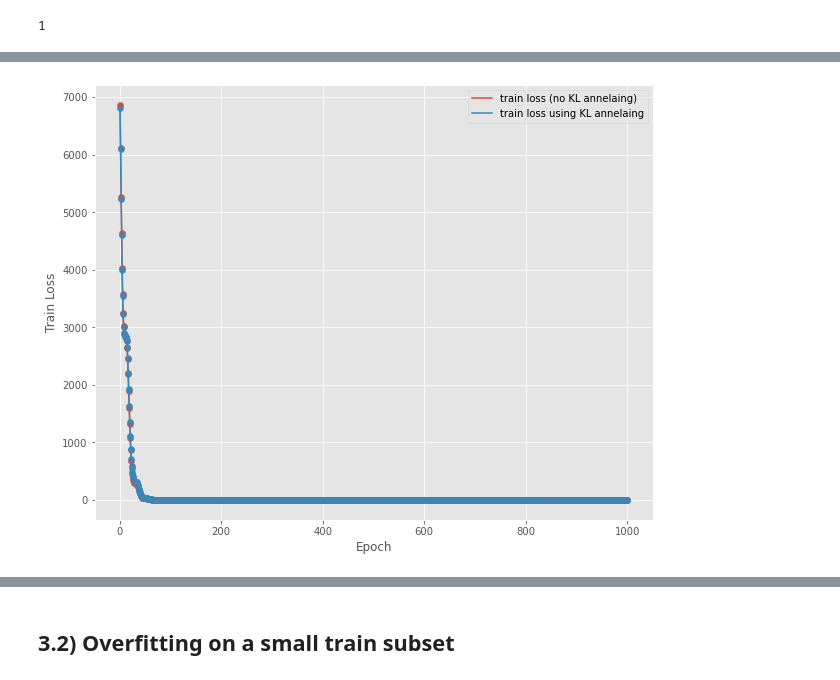
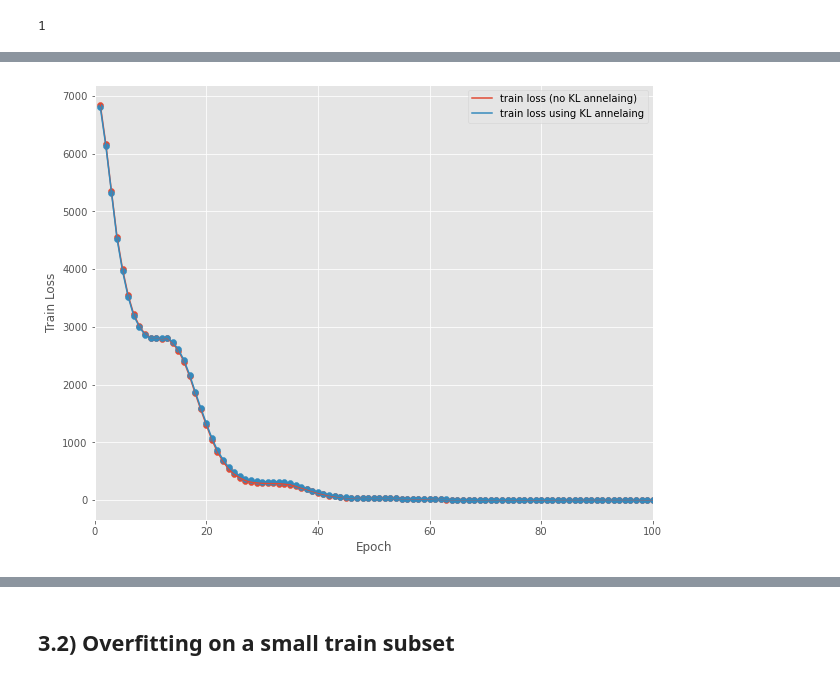
Before and after one commit to stacyshcherbakova/genome-minimiser, a Jupyter notebook: main.ipynb, the cells around one changed output, grey strips where cells are left out. Saved outputs shown, nothing was run; the diff lists cells and outputs as text; code cells hidden in the pictures.

```diff
--- a/main.ipynb
+++ b/main.ipynb
@@ -536,16 +536,17 @@ Final Loss after 1000 epochs: 0.012011528015136719
 # %%
 plt.figure(figsize=(10,8))
 plt.scatter(epochs, train_loss_vals1)
 plt.plot(epochs, train_loss_vals1, label='train loss (no KL annelaing)')
 plt.scatter(epochs, train_loss_vals2)
 plt.plot(epochs, train_loss_vals2, label='train loss using KL annelaing')
+plt.xlim(0, 100)
 plt.xlabel('Epoch')
 plt.ylabel('Train Loss')
 plt.legend()
 plt.savefig("train_loss_comparisons_GS.pdf", format="pdf", bbox_inches="tight")
 plt.show()
 # %% [output]
-[figure, old version]
+[figure, new version]
 # %%
 plt.figure(figsize=(10,8))
 plt.scatter(epochs, kl_divergences_no_beta)
```
Also changed, not shown: parts of 37 cells of this notebook.
